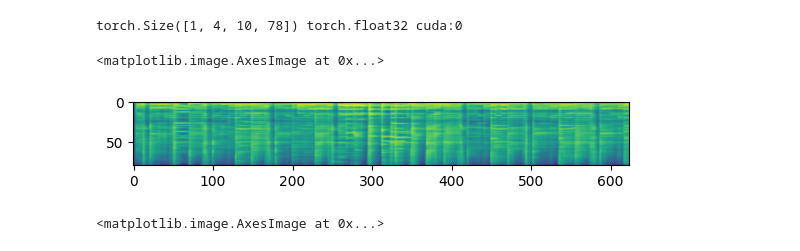
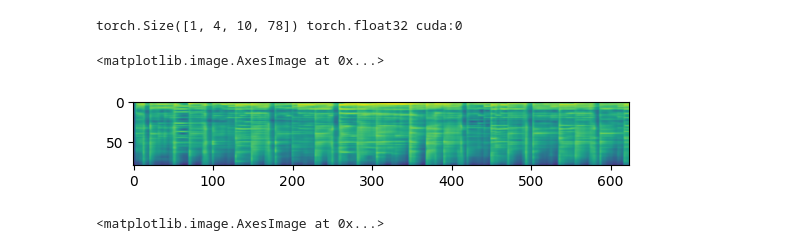
Before and after one commit to HeCheng0625/AudioEditing, a Jupyter notebook: Inference.ipynb, the cells around one changed output. Drawn from its saved outputs; the diff is of its cells as text; code cells hidden in the pictures.

```diff
--- a/Inference.ipynb
+++ b/Inference.ipynb
@@ -14,5 +18,5 @@ import matplotlib.pyplot as plt
 # %%
-model_path = "/blob/v-yuancwang/AudioEditing/Diffusion/checkpoint-30000"
+model_path = "/blob/v-yuancwang/AudioEditing/Diffusion/checkpoint-54000"
 vae = AutoencoderKL.from_pretrained(model_path, subfolder="vae")
 unet = UNet2DConditionModel.from_pretrained(model_path, subfolder="unet")
 tokenizer = T5TokenizerFast.from_pretrained(model_path, subfolder="tokenizer")
@@ -26,9 +30,12 @@ vae.requires_grad_(False)
 unet.requires_grad_(False)
 text_encoder.requires_grad_(False)
 # %%
+save_mel_path = "/home/v-yuancwang/AudioEditing/inference_test_mel"
 mel_src = np.load("/blob/v-yuancwang/audio_editing_data/inpainting/mel/a0TQiHhsJP8.npy")
 mel_tgt = np.load("/blob/v-yuancwang/audio_editing_data/audioset96/mel/a0TQiHhsJP8.npy")
-text = " Inpainting:Steel guitar, slide guitar"
+text = "Inpainting:Steel guitar, slide guitar"
+np.save(os.path.join(save_mel_path, "a0TQiHhsJP8_inpainting.npy"), mel_src)
+np.save(os.path.join(save_mel_path, "a0TQiHhsJP8.npy"), mel_tgt)
 # %%
 plt.imshow(mel_src)
 # %% [output]
@@ -96,11 +103,12 @@ latents_out = latents_src + latents
 with torch.no_grad():
     res = vae.decode(latents_out).sample
 res = res.cpu().numpy()[0,0,:,:]
-# %%
-plt.imshow(res)
-# %% [output]
-<matplotlib.image.AxesImage at 0x...>
-[figure, removed]
+# %%
+np.save(os.path.join(save_mel_path, "a0TQiHhsJP8_res.npy"), res)
+plt.imshow(res)
+# %% [output]
+<matplotlib.image.AxesImage at 0x...>
+[figure, added]
 # %%
 latents_tgt = torch.Tensor(np.array([[mel_tgt]])).to(torch_device)
 latents_tgt = vae.encode(latents_tgt).latent_dist.sample()
```
Also changed, not shown: parts of 2 cells of this notebook, 2 other files.
